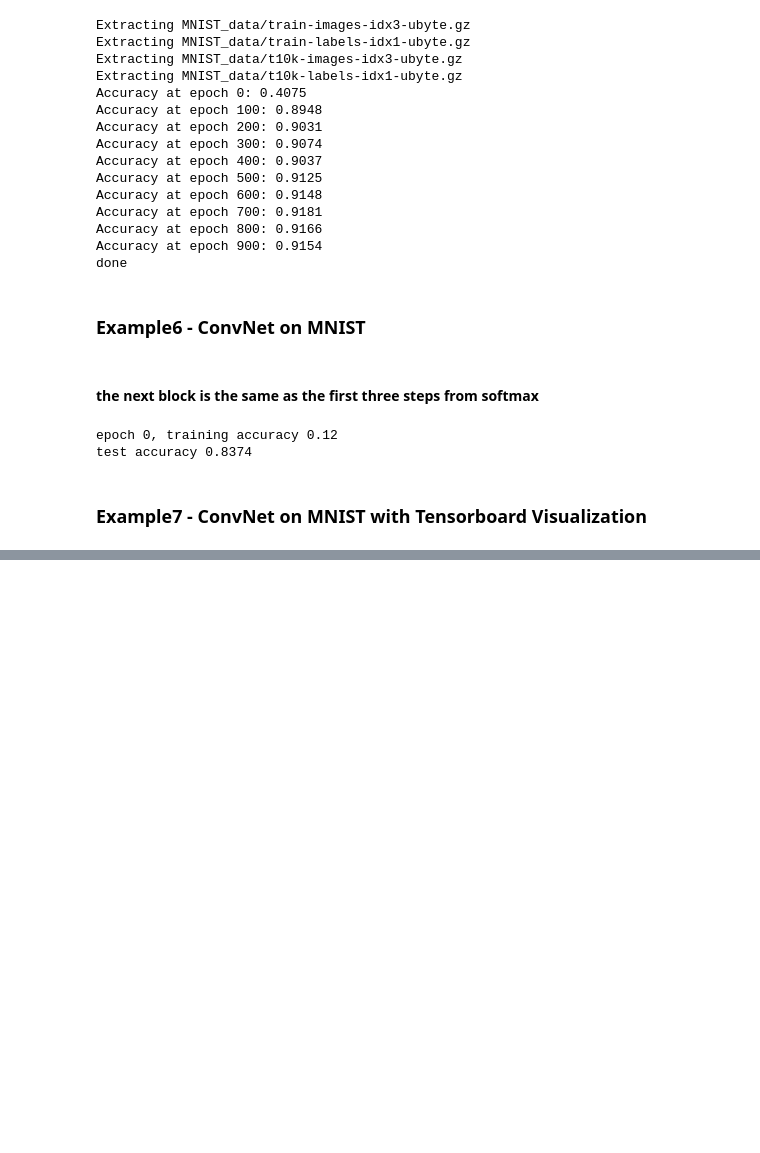
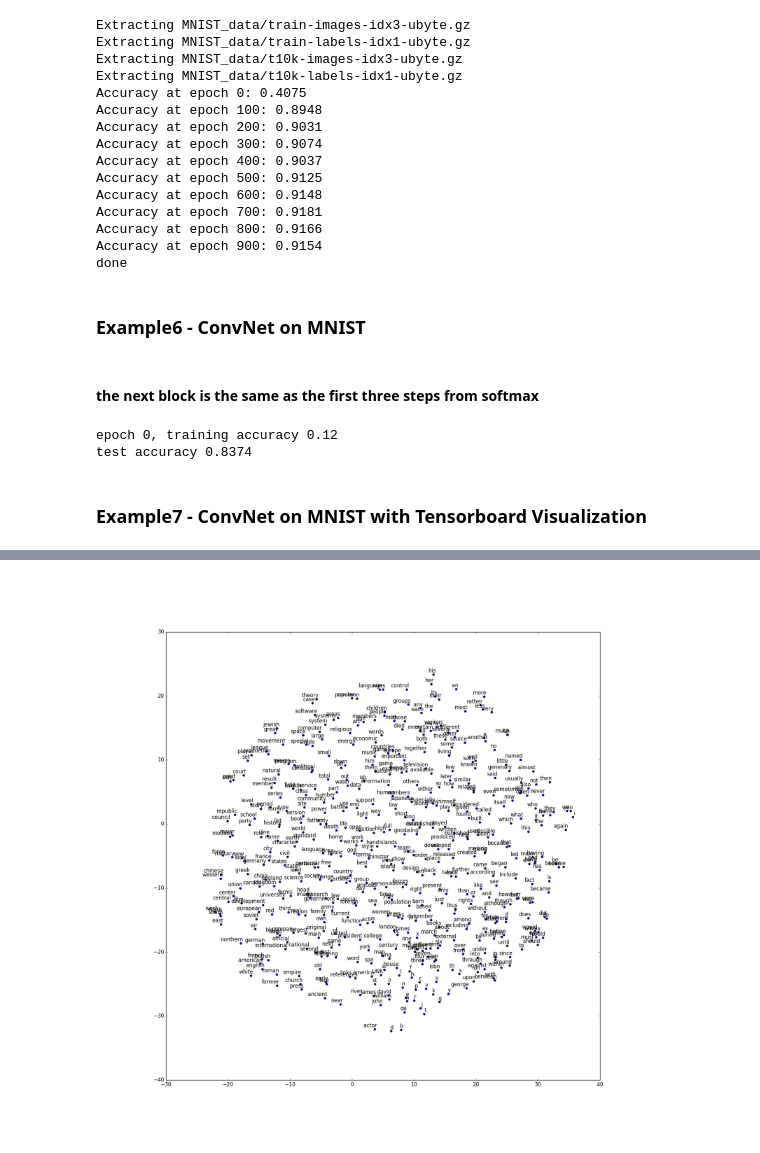
Before and after one commit to timzhang642/neural_network_deep_learning, a Jupyter notebook: Tensorflow.ipynb, the cells around one changed output, grey strips where cells are left out. Cells and saved outputs as stored; diff of their text form; code cells hidden in the pictures; blank space fills up the shorter version.

```diff
--- a/Tensorflow.ipynb
+++ b/Tensorflow.ipynb
@@ -662,0 +939,7 @@ done
+# %%
+from IPython.display import Image
+#from IPython.core.display import HTML
+#Image(url=/Users/yuxuanzhang/tsne.pngsne.png")
+Image(filename='tsne.png')
+# %% [output]
+[figure, added]
```
Also changed, not shown: parts of 12 cells of this notebook.
